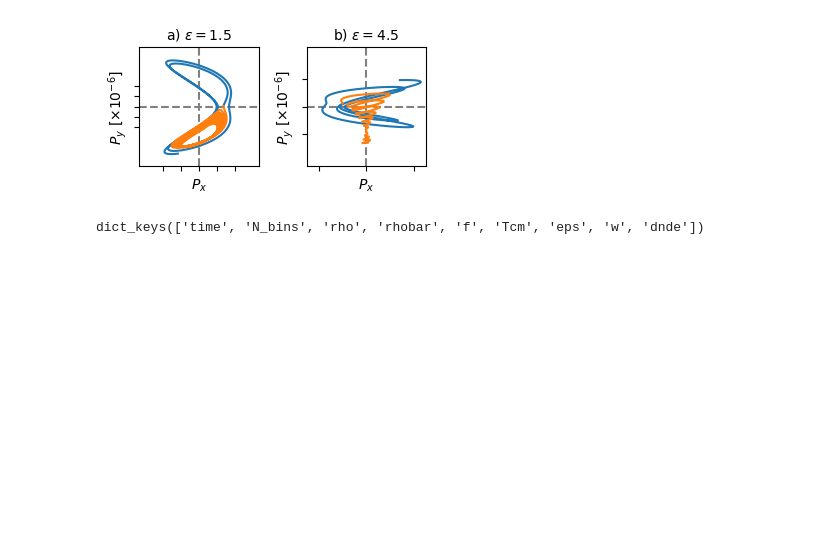
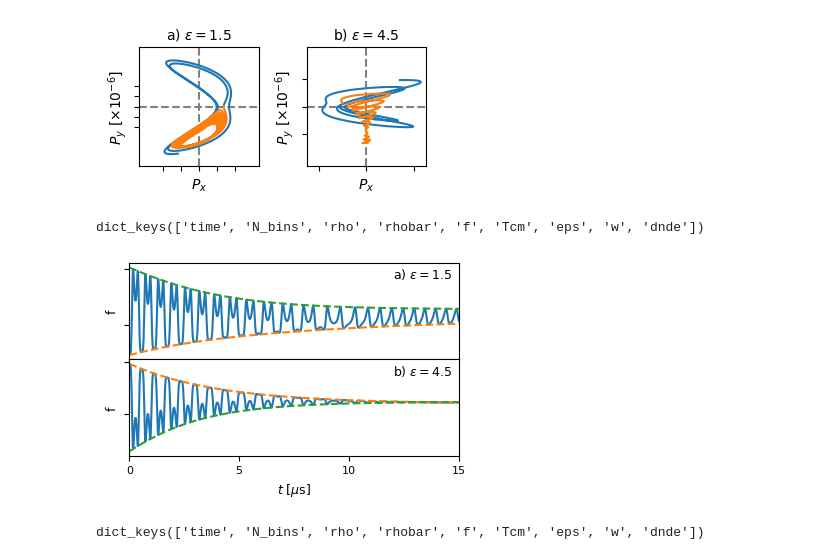
Before and after one commit to nuLABatUSD/QKESolveMPI, a Jupyter notebook: analysis/CompareBloch.ipynb, the cells around one changed output. Drawn from its saved outputs; the diff is of its cells as text; code cells hidden in the pictures; blank space fills up the shorter version.

Commit message:
f vs t plot updated

```diff
--- a/analysis/CompareBloch.ipynb
+++ b/analysis/CompareBloch.ipynb
@@ -547,5 +549,45 @@ plt.tight_layout()
 # %% [output]
 [figure]
+# %%
+thermal = pd.make_data_dictionary("../results/07-nu_nu_coll.csv", "../results/06-nu_e_coll-eps.csv")
+# %%
+thermal.keys()
+# %% [output]
+dict_keys(['time', 'N_bins', 'rho', 'rhobar', 'f', 'Tcm', 'eps', 'w', 'dnde'])
+# %%
+f_thermal=thermal['f']
+t_thermal=thermal['time']
+# %%
+f = QKE['f']
+
+fig, ax = plt.subplots(nrows=2, ncols=1, sharex=True, figsize=(4.25,2.5))
+plt.subplots_adjust(hspace=0)
+
+ax[0].plot(t, f[pd.NU_E][:, 15])
+ax[0].plot(t_thermal, f_thermal[pd.NU_E][:, 15], ls="--")
+ax[0].plot(t_thermal, f_thermal[pd.NU_MU][:, 15], ls="--")
+ax[0].text(12,0.0567,"a) $\epsilon=1.5$", fontsize=9)
+ax[0].set_ylabel(r"f", fontsize=9)
+ax[0].set_xlabel( r"$t~[\mu{\rm s}]$", fontsize=9)
+ax[0].tick_params(labelbottom=False, labelleft=False)
+
+ax[1].plot(t, f[pd.NU_E][:, 45])
+ax[1].plot(t_thermal, f_thermal[pd.NU_E][:, 45], ls="--")
+ax[1].plot(t_thermal, f_thermal[pd.NU_MU][:, 45], ls="--")
+ax[1].set_xlim(0,15)
+ax[1].text(12,0.00175,"b) $\epsilon=4.5$", fontsize=9)
+ax[1].set_ylabel(r"f", fontsize=9)
+ax[1].set_xlabel( r"$t~[\mu{\rm s}]$", fontsize=9)
+ax[1].set_xticks([0, 5, 10, 15])
+ax[1].set_xticklabels([0, 5, 10, 15],fontsize=8)
+ax[1].tick_params(labelbottom=True, labelleft=False)
+
+plt.savefig("Compare_f.pdf", bbox_inches='tight')
+plt.show()
+
+# ticks? not oscillating about 0? sharey=false? y ticks?
+# %% [output]
+[figure, added]
 # %%
 thermal = pd.make_data_dictionary("../results/07-nu_nu_coll.csv", "../results/06-nu_e_coll-eps.csv")
 # %%
```
Also changed, not shown: parts of 2 cells of this notebook.
